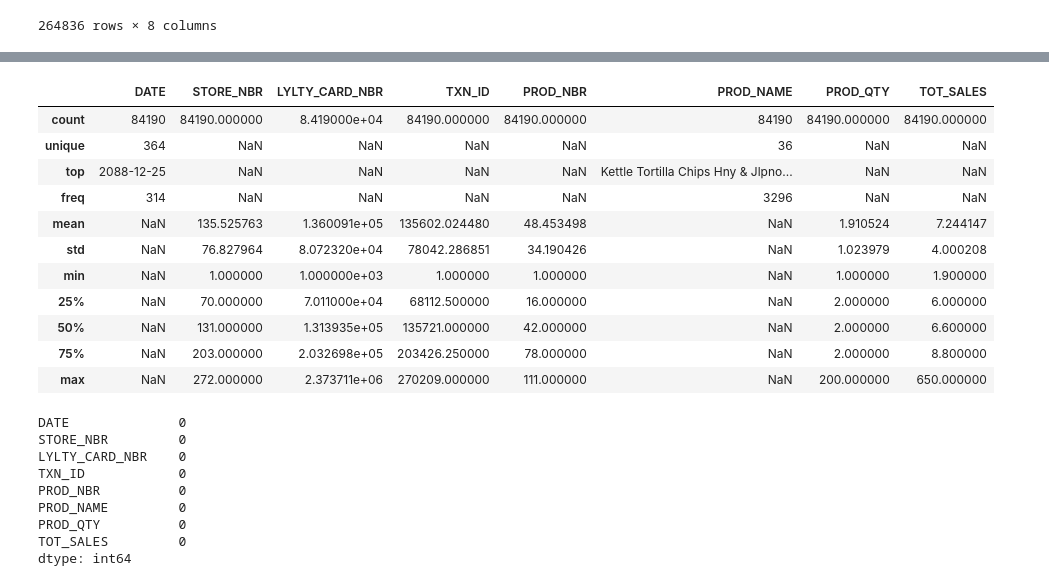
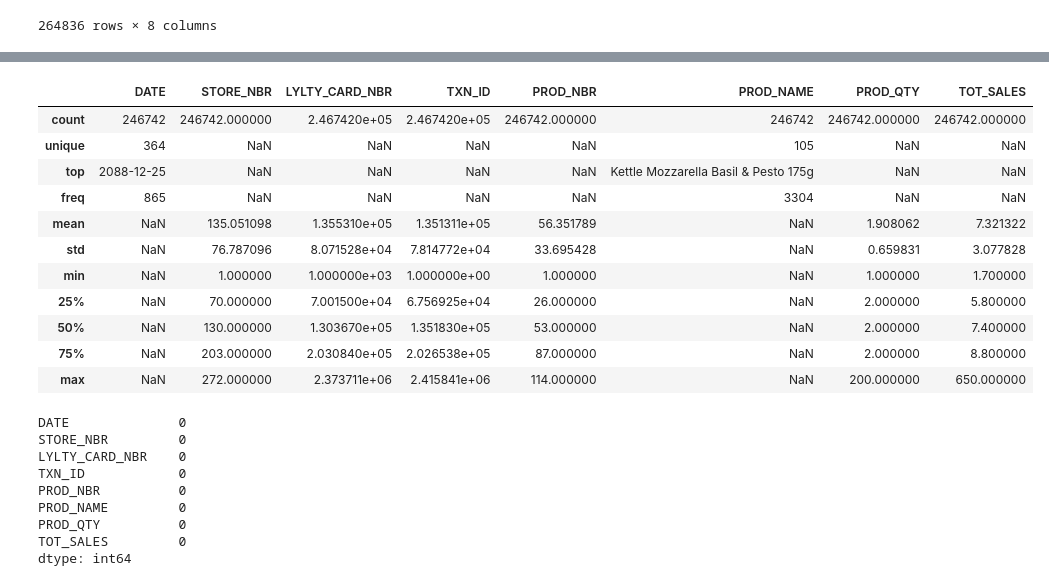
Before and after one commit to Harijeyan/Forage, a Jupyter notebook: quantium.ipynb, the cells around one changed output, grey strips where cells are left out. Saved outputs shown, nothing was run; the diff lists cells and outputs as text; code cells hidden in the pictures.

```diff
--- a/quantium.ipynb
+++ b/quantium.ipynb
@@ -162,0 +237,3 @@ transaction_data
+# %%
+transaction_data_chips = transaction_data[~transaction_data['PROD_NAME'].str.contains('Salsa', case=False, na=False)]
+transaction_data_chips
@@ -204,18 +281,18 @@ transactionData_filtered
 
 # productWords_count_df_sorted
 # %%
-transactionData_filtered.describe(include="all", datetime_is_numeric=True)
+transaction_data_chips.describe(include="all", datetime_is_numeric=True)
 # %% [output]
 |  | DATE | STORE_NBR | LYLTY_CARD_NBR | TXN_ID | PROD_NBR | PROD_NAME | PROD_QTY | TOT_SALES |
-| count | 84190 | 84190.000000 | 8.419000e+04 | 84190.000000 | 84190.000000 | 84190 | 84190.000000 | 84190.000000 |
-| unique | 364 | NaN | NaN | NaN | NaN | 36 | NaN | NaN |
-| top | 2088-12-25 | NaN | NaN | NaN | NaN | Kettle Tortilla Chips Hny & Jlpno... | NaN | NaN |
-| freq | 314 | NaN | NaN | NaN | NaN | 3296 | NaN | NaN |
-| mean | NaN | 135.525763 | 1.360091e+05 | 135602.024480 | 48.453498 | NaN | 1.910524 | 7.244147 |
-| std | NaN | 76.827964 | 8.072320e+04 | 78042.286851 | 34.190426 | NaN | 1.023979 | 4.000208 |
-| min | NaN | 1.000000 | 1.000000e+03 | 1.000000 | 1.000000 | NaN | 1.000000 | 1.900000 |
-| 25% | NaN | 70.000000 | 7.011000e+04 | 68112.500000 | 16.000000 | NaN | 2.000000 | 6.000000 |
-| 50% | NaN | 131.000000 | 1.313935e+05 | 135721.000000 | 42.000000 | NaN | 2.000000 | 6.600000 |
-| 75% | NaN | 203.000000 | 2.032698e+05 | 203426.250000 | 78.000000 | NaN | 2.000000 | 8.800000 |
-| max | NaN | 272.000000 | 2.373711e+06 | 270209.000000 | 111.000000 | NaN | 200.000000 | 650.000000 |
+| count | 246742 | 246742.000000 | 2.467420e+05 | 2.467420e+05 | 246742.000000 | 246742 | 246742.000000 | 246742.000000 |
+| unique | 364 | NaN | NaN | NaN | NaN | 105 | NaN | NaN |
+| top | 2088-12-25 | NaN | NaN | NaN | NaN | Kettle Mozzarella Basil & Pesto 175g | NaN | NaN |
+| freq | 865 | NaN | NaN | NaN | NaN | 3304 | NaN | NaN |
+| mean | NaN | 135.051098 | 1.355310e+05 | 1.351311e+05 | 56.351789 | NaN | 1.908062 | 7.321322 |
+| std | NaN | 76.787096 | 8.071528e+04 | 7.814772e+04 | 33.695428 | NaN | 0.659831 | 3.077828 |
+| min | NaN | 1.000000 | 1.000000e+03 | 1.000000e+00 | 1.000000 | NaN | 1.000000 | 1.700000 |
+| 25% | NaN | 70.000000 | 7.001500e+04 | 6.756925e+04 | 26.000000 | NaN | 2.000000 | 5.800000 |
+| 50% | NaN | 130.000000 | 1.303670e+05 | 1.351830e+05 | 53.000000 | NaN | 2.000000 | 7.400000 |
+| 75% | NaN | 203.000000 | 2.030840e+05 | 2.026538e+05 | 87.000000 | NaN | 2.000000 | 8.800000 |
+| max | NaN | 272.000000 | 2.373711e+06 | 2.415841e+06 | 114.000000 | NaN | 200.000000 | 650.000000 |
 # %%
```
Also changed, not shown: parts of 33 cells of this notebook.
